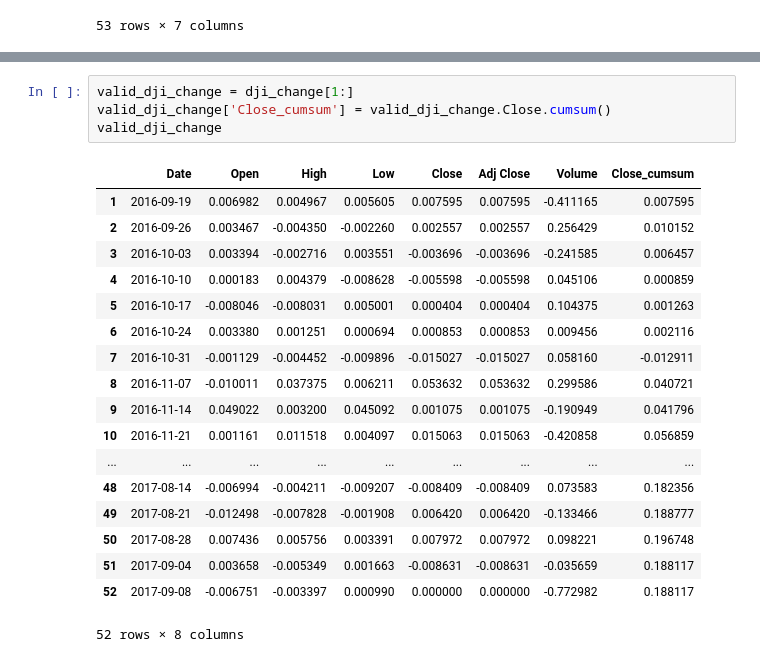
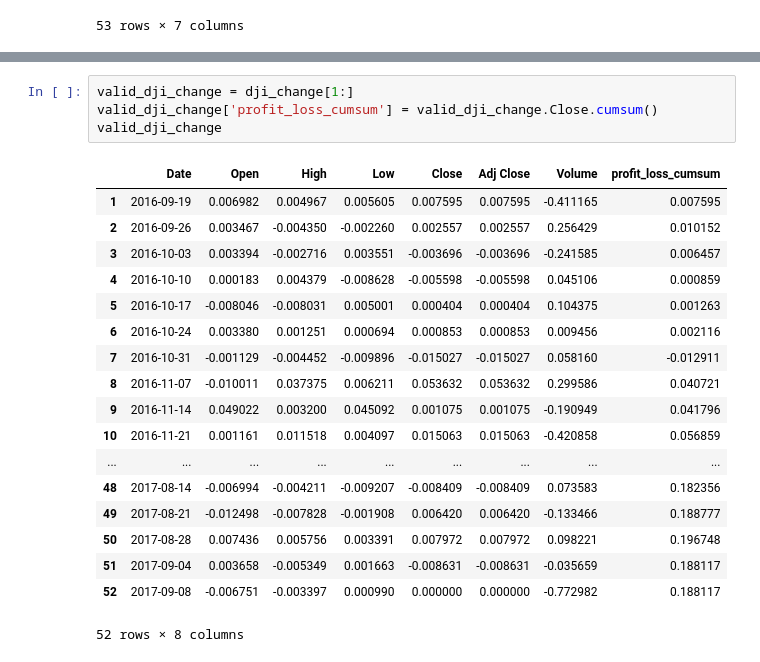
Before and after one commit to mihirk11/stock-trends, a Jupyter notebook: POC.ipynb, the cells around one changed output, grey strips where cells are left out. Saved outputs shown, nothing was run; the diff lists cells and outputs as text.

```diff
--- a/POC.ipynb
+++ b/POC.ipynb
@@ -178,9 +205,9 @@ traded_dji_change['Close_cumsum'].plot()
 # %%
 valid_dji_change = dji_change[1:]
-valid_dji_change['Close_cumsum'] = valid_dji_change.Close.cumsum()
+valid_dji_change['profit_loss_cumsum'] = valid_dji_change.Close.cumsum()
 valid_dji_change
 # %% [output]
-|  | Date | Open | High | Low | Close | Adj Close | Volume | Close_cumsum |
+|  | Date | Open | High | Low | Close | Adj Close | Volume | profit_loss_cumsum |
 | 1 | 2016-09-19 | 0.006982 | 0.004967 | 0.005605 | 0.007595 | 0.007595 | -0.411165 | 0.007595 |
 | 2 | 2016-09-26 | 0.003467 | -0.004350 | -0.002260 | 0.002557 | 0.002557 | 0.256429 | 0.010152 |
 | 3 | 2016-10-03 | 0.003394 | -0.002716 | 0.003551 | -0.003696 | -0.003696 | -0.241585 | 0.006457 |
```
Also changed, not shown: parts of 9 cells of this notebook.
